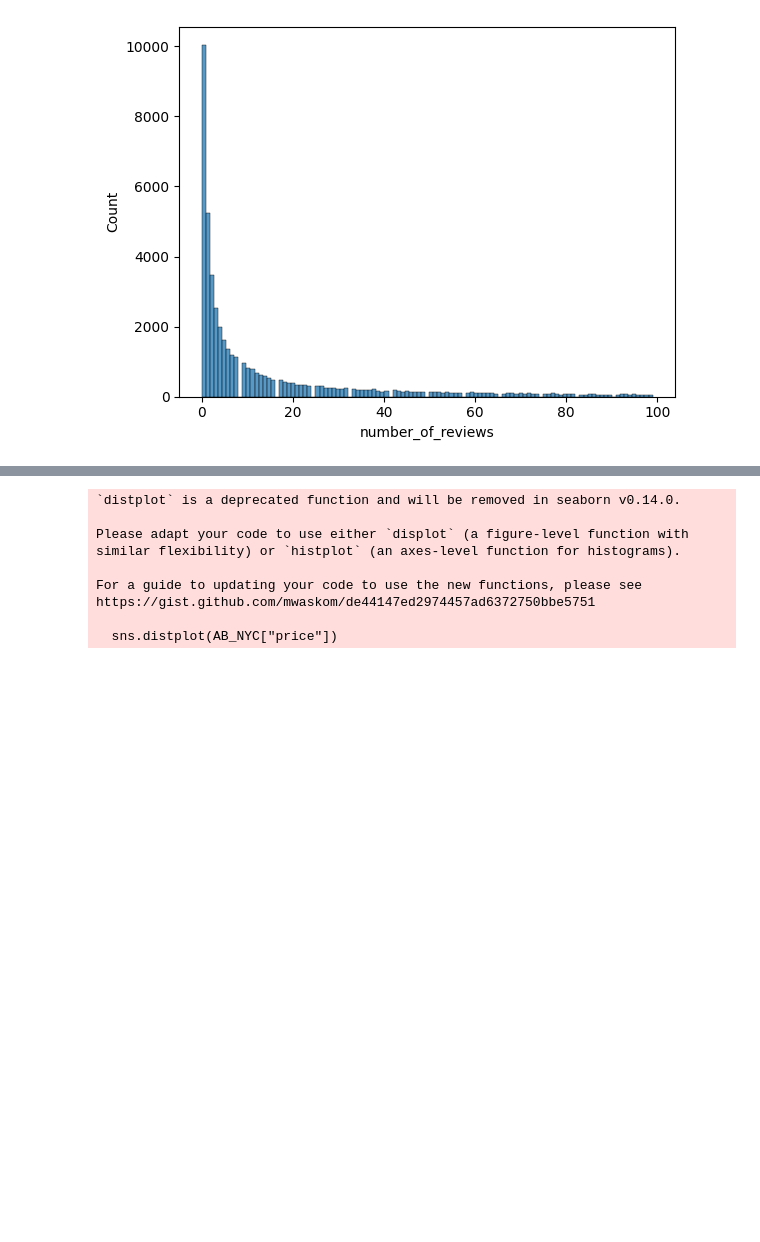
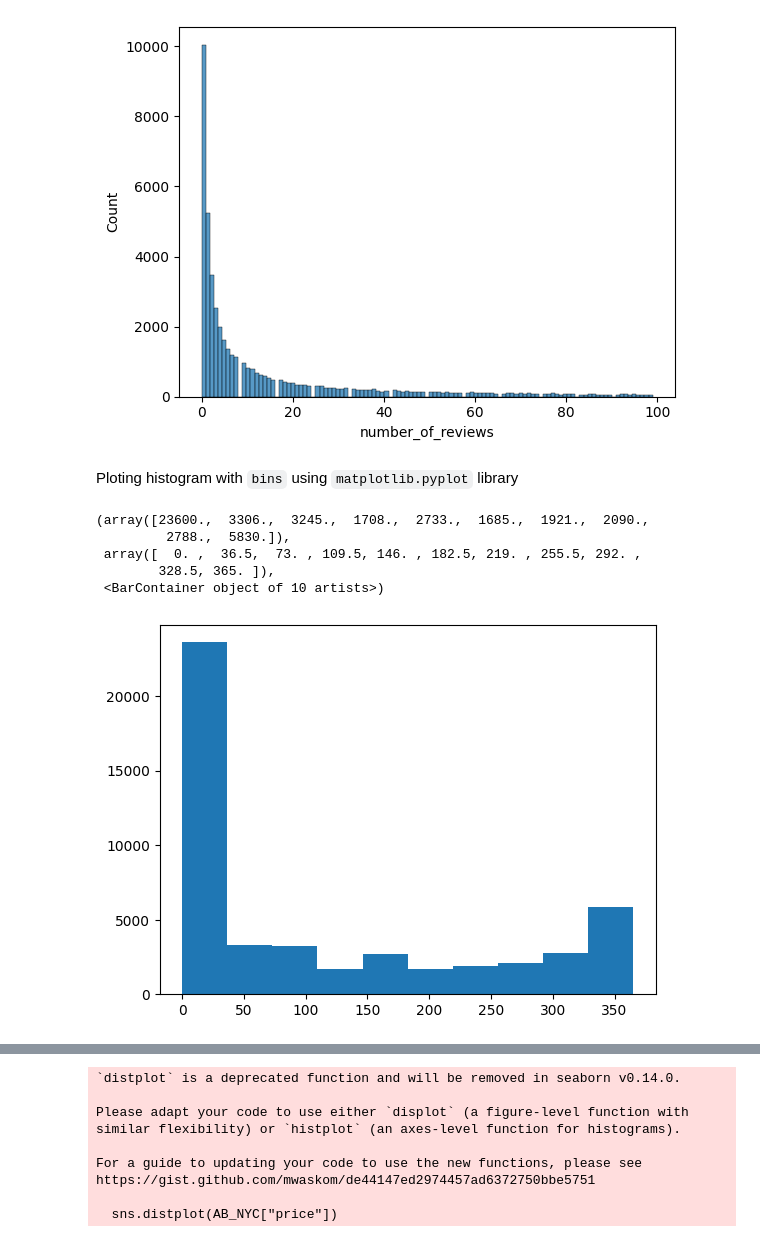
Before and after one commit to toshakgarg/Complete-Machine-learning, a Jupyter notebook: Data Analysis/Univariate analysis.ipynb, the cells around one changed output, grey strips where cells are left out. Drawn from its saved outputs; the diff is of its cells as text; code cells hidden in the pictures; blank space fills up the shorter version.

```diff
--- a/Data Analysis/Univariate analysis.ipynb
+++ b/Data Analysis/Univariate analysis.ipynb
@@ -135,3 +154,14 @@ sns.histplot(AB_NYC[AB_NYC["number_of_reviews"] < 100]["number_of_reviews"])
 # %% [output]
 <Axes: xlabel='number_of_reviews', ylabel='Count'>
 [figure]
+# %% [markdown]
+Ploting histogram with `bins` using `matplotlib.pyplot` library
+# %%
+plt.hist(AB_NYC["availability_365"])
+# %% [output]
+(array([23600.,  3306.,  3245.,  1708.,  2733.,  1685.,  1921.,  2090.,
+         2788.,  5830.]),
+ array([  0. ,  36.5,  73. , 109.5, 146. , 182.5, 219. , 255.5, 292. ,
+        328.5, 365. ]),
+ <BarContainer object of 10 artists>)
+[figure, added]
```
Also changed, not shown: parts of 12 cells of this notebook, 46 other files.
